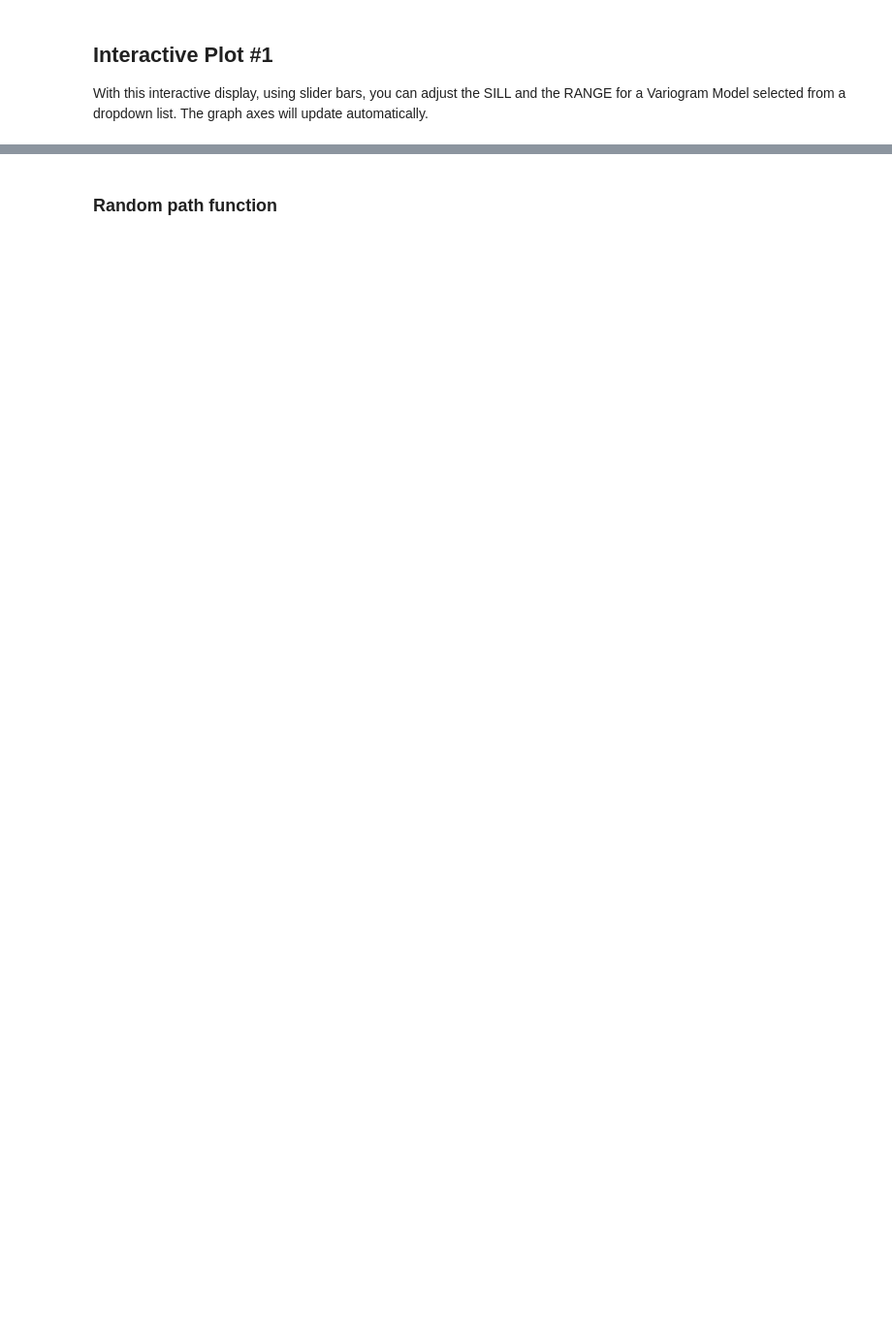
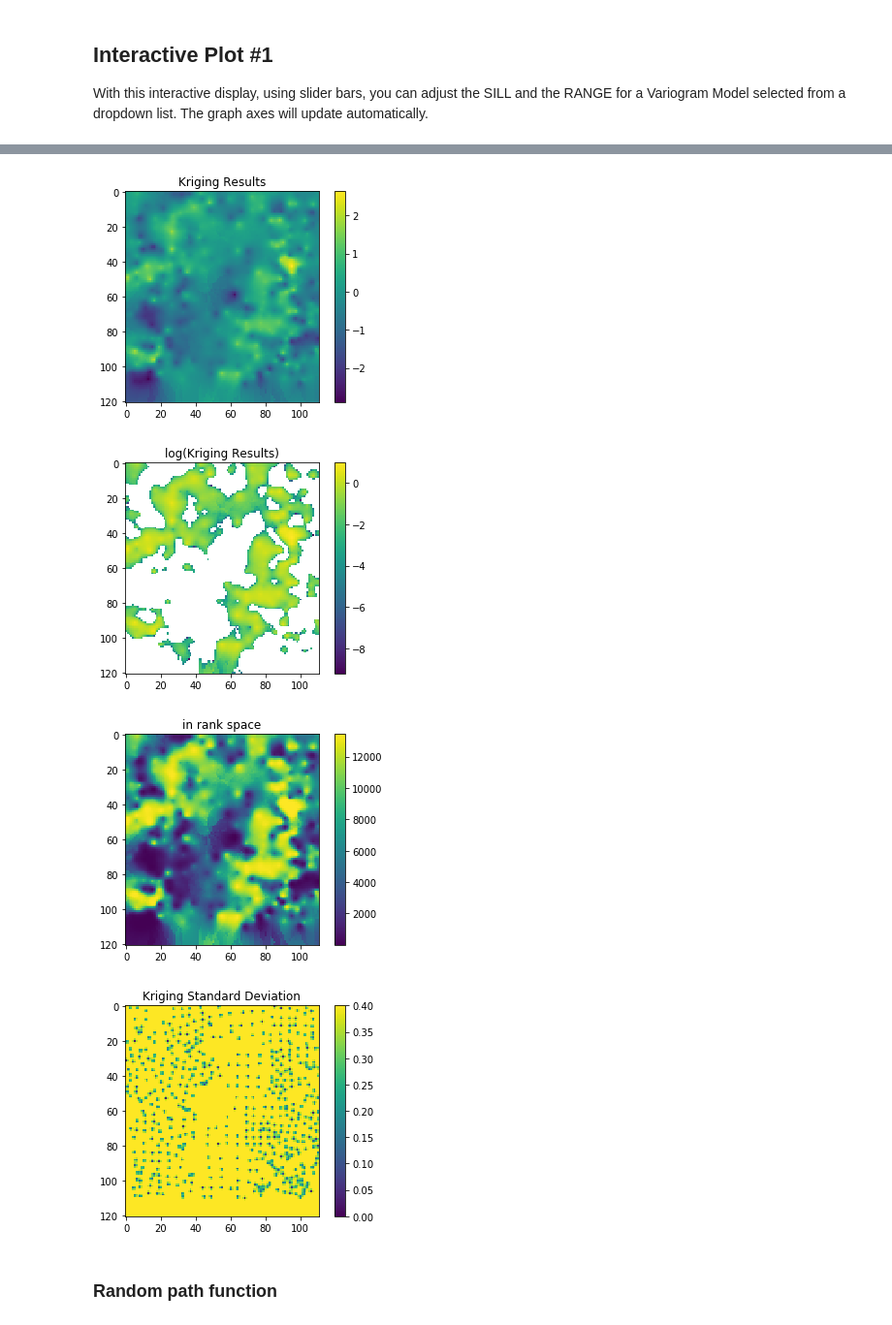
Before and after one commit to sazuluagaz/Geostatistics_Project, a Jupyter notebook: SGS_code_Jimmy_external_data.ipynb, the cells around one changed output, grey strips where cells are left out. Shown at 97% size. Drawn from its saved outputs; the diff is of its cells as text; code cells hidden in the pictures; blank space fills up the shorter version.

Commit message:
logré plotear kriging. Hay que revisar los numeros, pero al menos ya plotea

```diff
--- a/SGS_code_Jimmy_external_data.ipynb
+++ b/SGS_code_Jimmy_external_data.ipynb
@@ -359,0 +408,5 @@ interactive(children=(FloatSlider(value=0.7095, description='Sill', max=1.424999
+# %%
+# measurement values
+controlvalues = z
+print(controlvalues.shape)
+print(controls.shape)
@@ -359,0 +416,3 @@ interactive(children=(FloatSlider(value=0.7095, description='Sill', max=1.424999
+# %%
+var_sample = np.var(controlvalues)
+print(var_sample)
@@ -359,0 +455,3 @@ interactive(children=(FloatSlider(value=0.7095, description='Sill', max=1.424999
+# %%
+ok_results = np.array(ok_results)
+print(ok_results)
@@ -360,3 +466,45 @@ interactive(children=(FloatSlider(value=0.7095, description='Sill', max=1.424999
+# %%
+interpol = ok_results[:,0].reshape((Z.shape[1],Z.shape[0]))
+eststd = ok_results[:,1].reshape((Z.shape[1],Z.shape[0]))
+# %%
+plt.title('Kriging Results')
+plt.imshow(interpol,
+          origin='lower')
+plt.colorbar()
+plt.gca().invert_yaxis() #invert the y axis because is the nature of the data.
+plt.savefig('Ordinary Kriging map.png', dpi=300) #save a nice .png of this map.
+plt.show()
+
+plt.title('log(Kriging Results)')
+plt.imshow(np.log(interpol),
+          origin='lower')
+plt.colorbar()
+plt.gca().invert_yaxis() #invert the y axis because is the nature of the data.
+
+plt.show()
+
+plt.title('in rank space')
+plt.imshow(sst.rankdata(interpol.flatten()).reshape(xes.shape[0], xes.shape[1]),
+          origin='lower')
+plt.colorbar()
+plt.gca().invert_yaxis() #invert the y axis because is the nature of the data.
+
+plt.show()
+
+plt.title('Kriging Standard Deviation')
+plt.imshow(eststd,
+          origin='lower',
+          vmin=0.0,
+          vmax=0.4)
+plt.colorbar()
+plt.gca().invert_yaxis() #invert the y axis because is the nature of the data.
+
+plt.show()
+# %% [output]
+[figure, added]
+[figure, added]
+[figure, added]
+[figure, added]
 # %% [markdown]
 ### Random path function
 # %%
```
Also changed, not shown: parts of 20 cells of this notebook, 2 other files.
